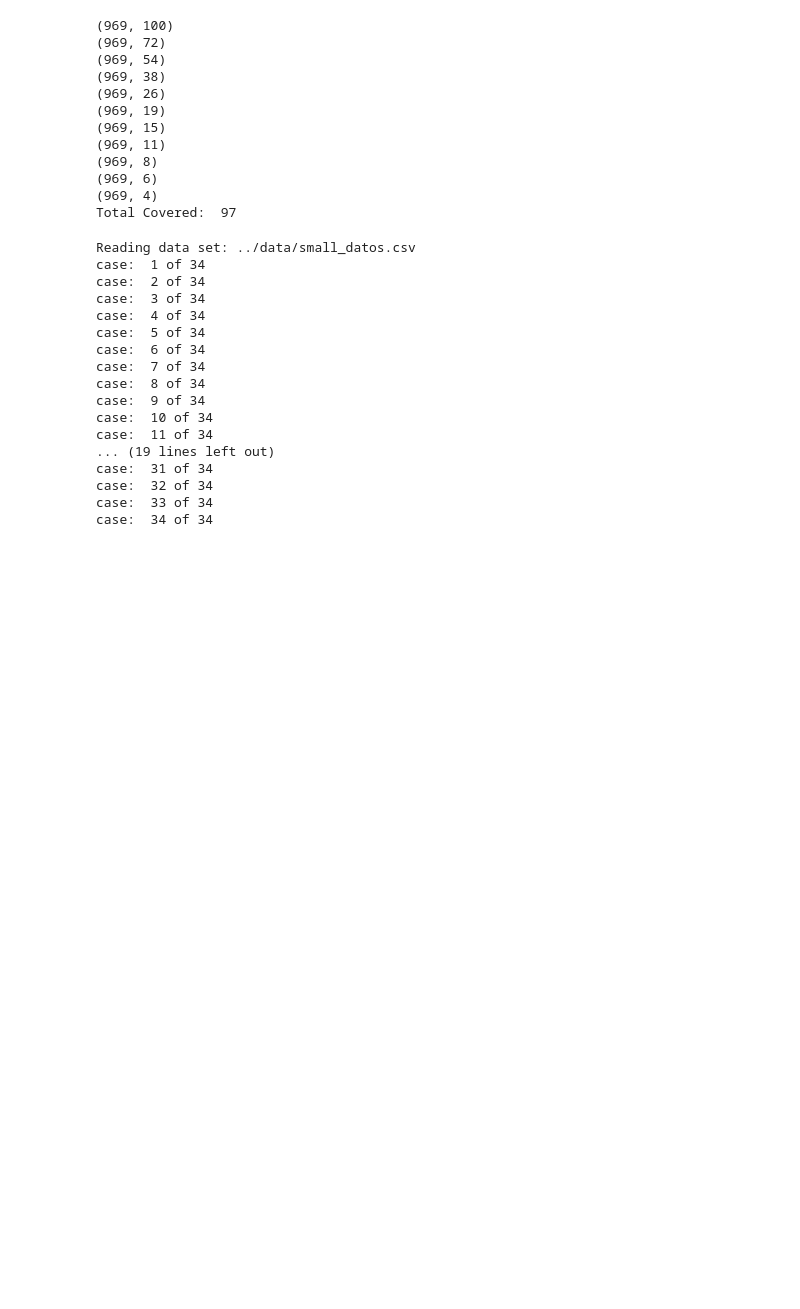
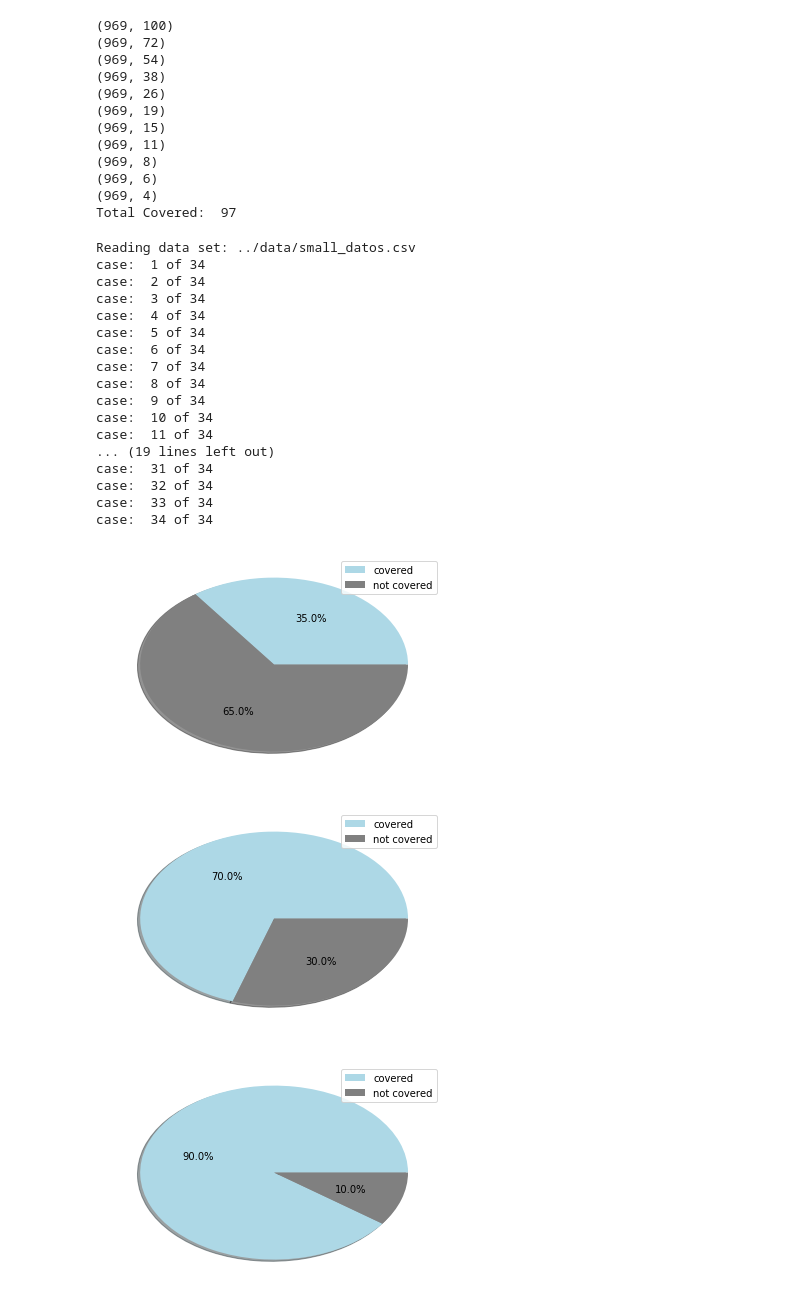
Before and after one commit to hansyuan/cr-algs, a Jupyter notebook: sim.ipynb, the cells around one changed output. Drawn from its saved outputs; the diff is of its cells as text; code cells hidden in the pictures; blank space fills up the shorter version.

```diff
--- a/sim.ipynb
+++ b/sim.ipynb
@@ -102,3 +100,11 @@ case:  31 of 34
 case:  32 of 34
 case:  33 of 34
 case:  34 of 34
+# %%
+gui.draw_pie(35)
+gui.draw_pie(70)
+gui.draw_pie(90)
+# %% [output]
+[figure, added]
+[figure, added]
+[figure, added]
```
Also changed, not shown: parts of 5 cells of this notebook, 1 other file.
